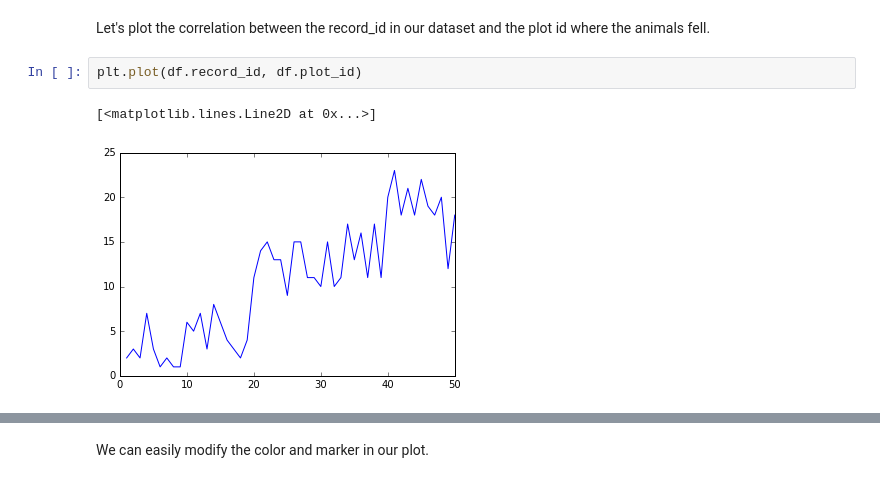
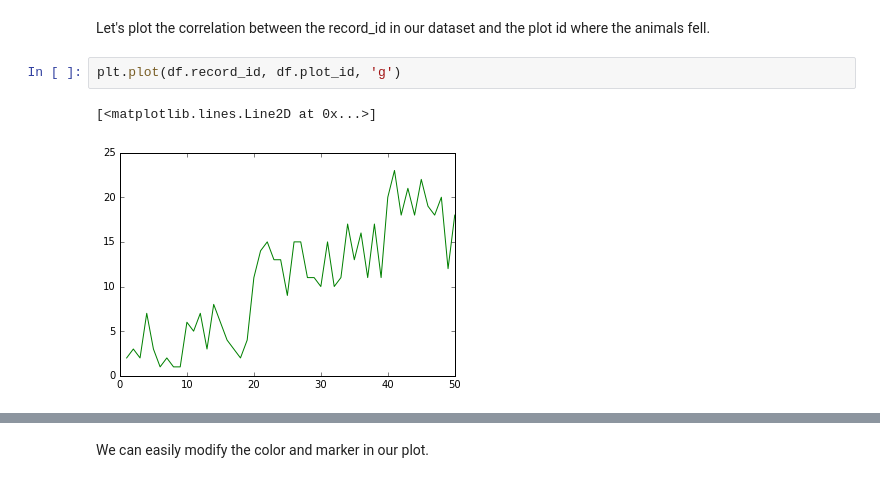
Before and after one commit to inkandswitch/livebook, a Jupyter notebook: sample-notebooks/plots.ipynb, the cells around one changed output, grey strips where cells are left out. Drawn from its saved outputs; the diff is of its cells as text.

```diff
--- a/sample-notebooks/plots.ipynb
+++ b/sample-notebooks/plots.ipynb
@@ -29,7 +33,7 @@ df.head()
 # %% [markdown]
 Let's plot the correlation between the record_id in our dataset and the plot id where the animals fell.
 # %%
-plt.plot(df.record_id, df.plot_id)
+plt.plot(df.record_id, df.plot_id, 'g')
 # %% [output]
 [<matplotlib.lines.Line2D at 0x...>]
-[figure, old version]
+[figure, new version]
```
Also changed, not shown: parts of 8 cells of this notebook.
